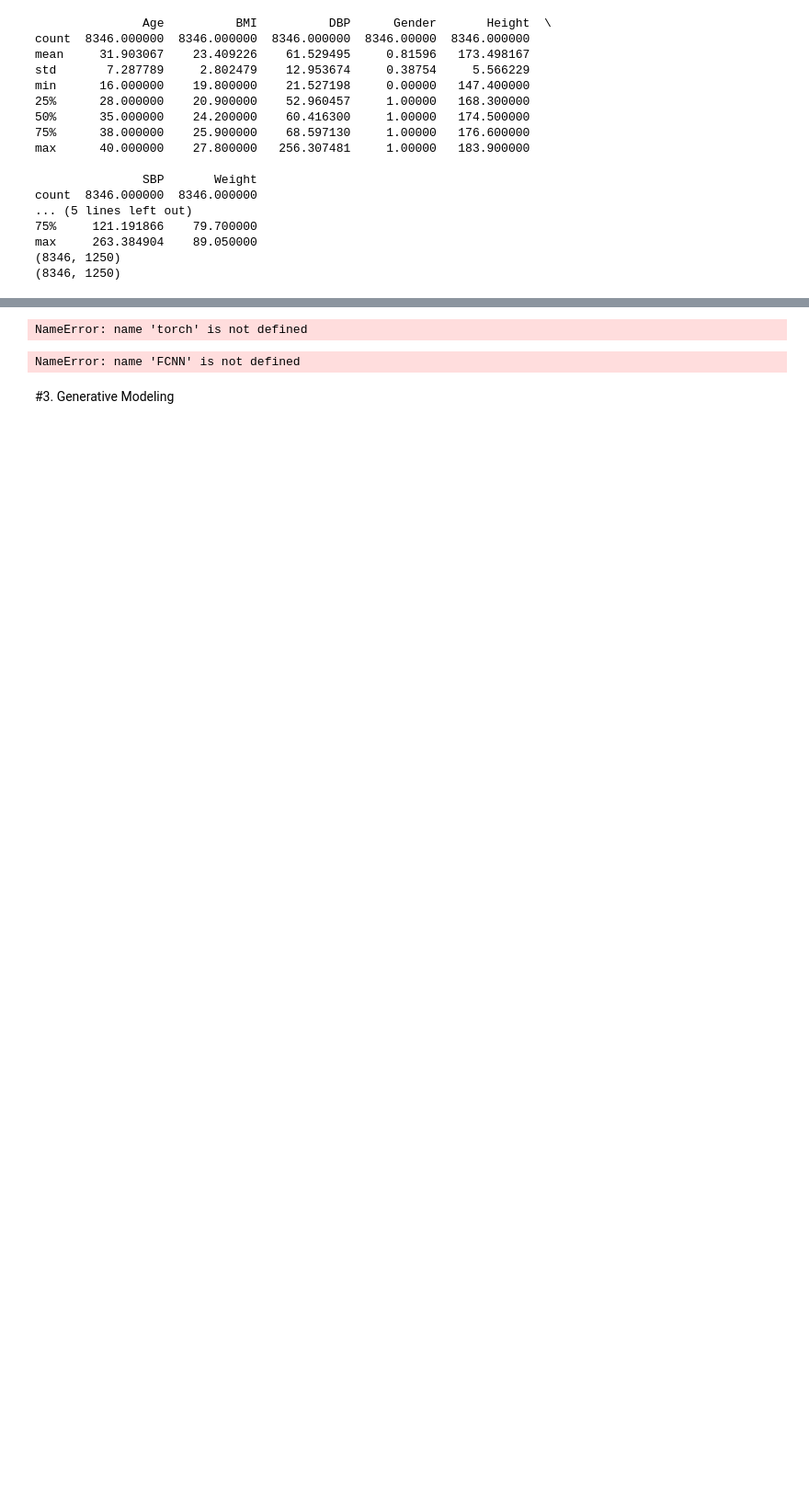
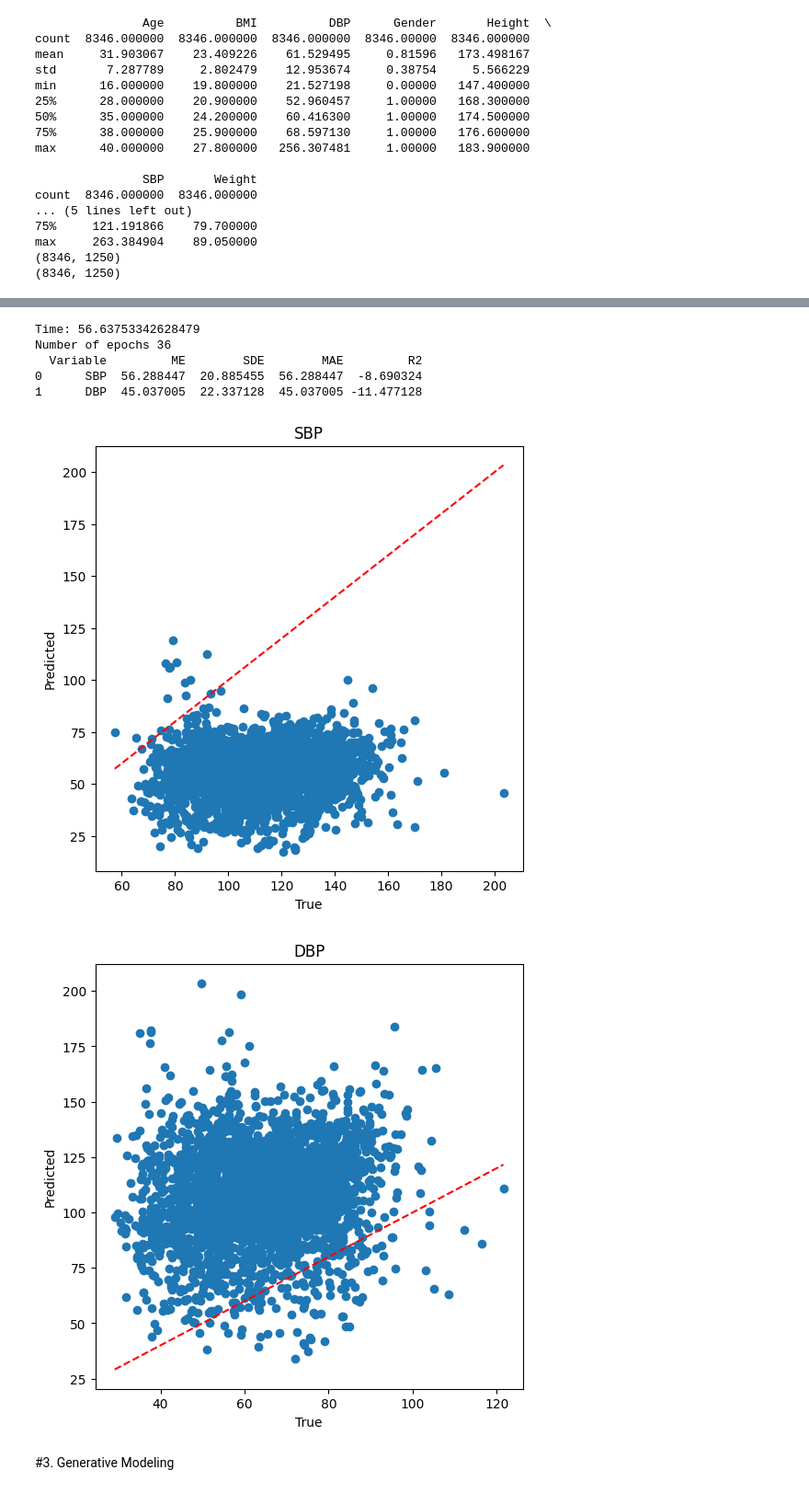
Before and after one commit to yiheng870106/Mathematics-of-Data-Science-Project-4-yiheng, a Jupyter notebook: project4.ipynb, the cells around one changed output, grey strips where cells are left out. Shown: that part at 92% size. Drawn from its saved outputs; the diff is of its cells as text; code cells hidden in the pictures; blank space fills up the shorter version.

```diff
--- a/project4.ipynb
+++ b/project4.ipynb
@@ -497,13 +493,13 @@ constructed df
 finished loading/content/drive/MyDrive/pulsedb/VitalDB_AAMI_Cal_Subset.mat
 constructed df
 # %%
-df_Train = df_Train[df_Train["Age"]<=40]
+df_Train = df_Train[df_Train["Age"]<=30]
 keep_idx = df_Train.index.to_numpy()
 
 ECG_Train = ECG_Train[keep_idx]
 PPG_Train = PPG_Train[keep_idx]
 
-df_CalBased_Test = df_CalBased_Test[df_CalBased_Test["Age"]<=40]
+df_CalBased_Test = df_CalBased_Test[df_CalBased_Test["Age"]<=30]
 keep_idx_CalBased = df_CalBased_Test.index.to_numpy()
 
 ECG_CalBased_Test = ECG_CalBased_Test[keep_idx_CalBased]
@@ -719,31 +715,9 @@ def train_model(model, train_loader, val_loader, epochs=300, lr=0.001, loss_fn =
 def predict(model, test_loader):
     model.eval()
     preds = []
-    with torch.test_loader():
+    with torch.no_grad():
         for X, y in test_loader:
             X = X.to(device)
             out = model(X).cpu().numpy()
             preds.append(out)
     return np.vstack(preds)
-# %%
-# models of increasing complexity
-
-device = torch.device('cuda' if torch.cuda.is_available() else 'cpu')
-
-# fully connected NN
-class FCNN(nn.Module):
-    def __init__(self):
-        super().__init__()
-        self.flatten = nn.Flatten()
-        self.fc = nn.Sequential(
-            nn.Linear(1250*2, 512),
-            nn.ReLU(),
-            nn.Linear(512, 128),
-            nn.ReLU(),
-            nn.Linear(128, 2)  # SBP, DBP
-        )
-    def forward(self, x):
-        x = self.flatten(x)
-        return self.fc(x)
-# %% [output]
-NameError: name 'torch' is not defined
@@ -750,32 +800,41 @@ NameError: name 'torch' is not defined
 # %%
 # evaluate models
 
-fcnn_model = FCNN()
-fcnn_model, time, n_epochs = train_model(fcnn_model, train_loader, val_loader)
+fcnn = FCNN()
+fcnn_model, time, n_epochs = train_model(fcnn, train_loader, val_loader)
 y_pred = predict(fcnn_model, test_loader)
-DBP_pred = y_pred[:,0].detach().numpy()
-SBP_pred = y_pred[:,1].detach().numpy()
+DBP_pred = y_pred[:,0]
+SBP_pred = y_pred[:,1]
 
 # report the ME, SDE, MAE, and R2.
 DBP_ME, DBP_SDE, DBP_MAE, DBP_R2 = get_metrics(df_CalBased_Test['DBP'], DBP_pred)
 SBP_ME, SBP_SDE, SBP_MAE, SBP_R2 = get_metrics(df_CalBased_Test['SBP'], SBP_pred)
+
+print("Time:", time)
+print("Number of epochs", n_epochs)
 
 metrics = {
 'Variable': ['SBP', 'DBP'],
 'ME': [SBP_ME, DBP_ME],
 'SDE': [SBP_SDE, DBP_SDE],
 'MAE': [SBP_MAE, DBP_MAE],
 'R2': [SBP_R2, DBP_R2]
 }
 
 df_metrics = pd.DataFrame(metrics)
 print(df_metrics)
 
 # Make plots of the true DBP/SBP vs. estimated DBP/SBP.
 plot_true_vs_pred(df_CalBased_Test['SBP'], SBP_pred, 'SBP')
 plot_true_vs_pred(df_CalBased_Test['DBP'], DBP_pred, 'DBP')
 # %% [output]
-NameError: name 'FCNN' is not defined
+Time: 56.63753342628479
+Number of epochs 36
+  Variable         ME        SDE        MAE         R2
+0      SBP  56.288447  20.885455  56.288447  -8.690324
+1      DBP  45.037005  22.337128  45.037005 -11.477128
+[figure, added]
+[figure, added]
 # %% [markdown]
 #3. Generative Modeling
 # %%
```
Also changed, not shown: parts of 4 cells of this notebook.
